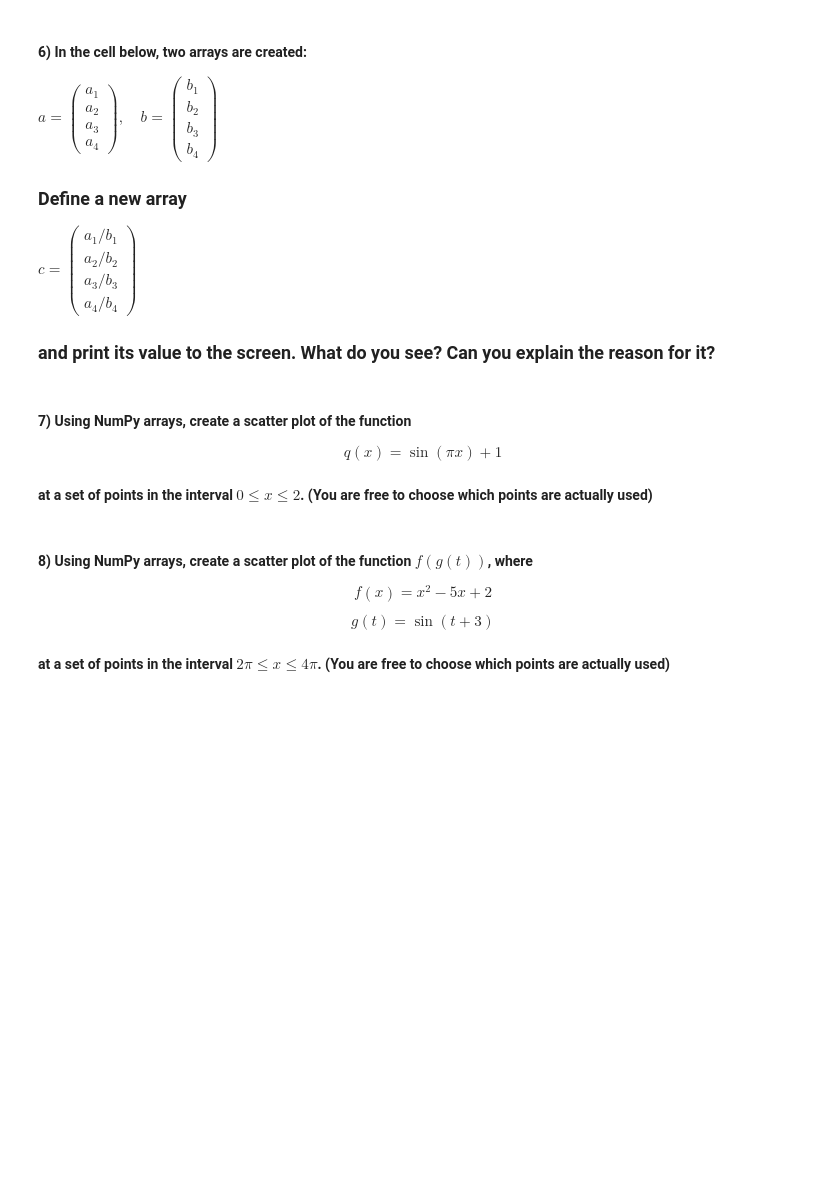
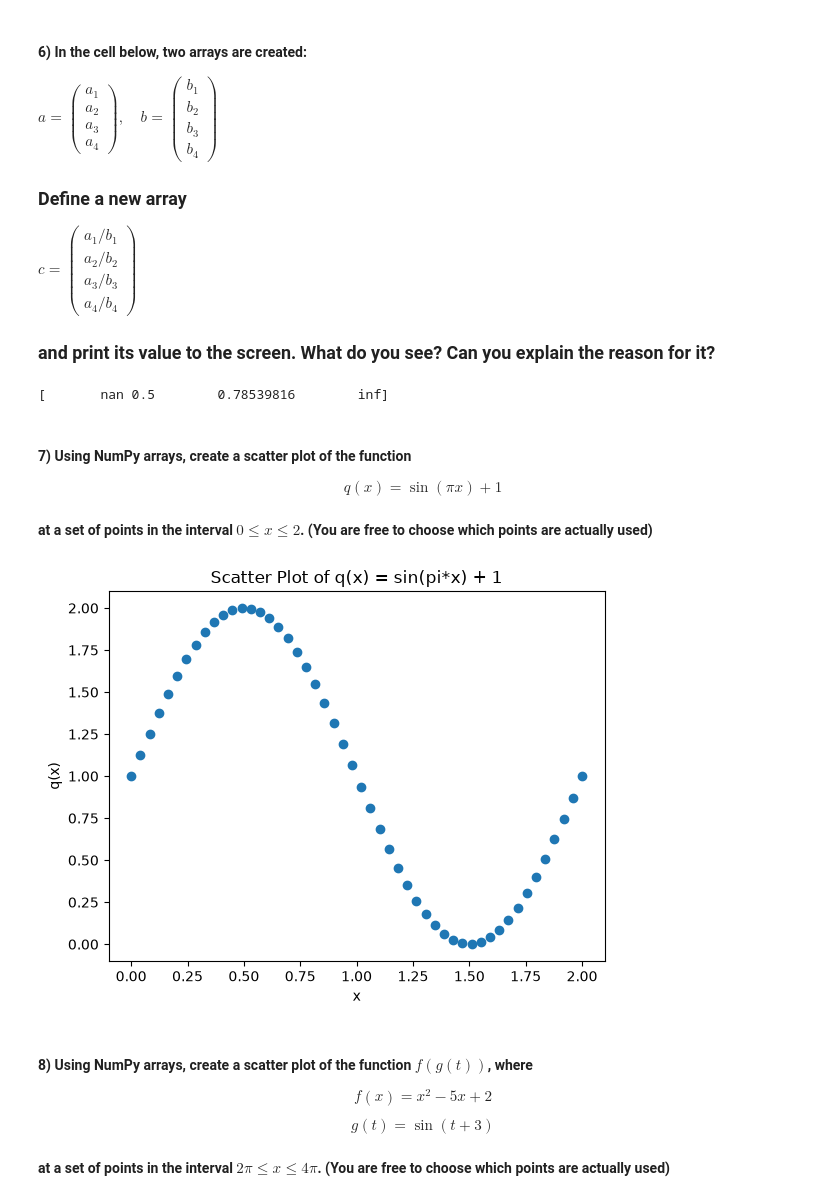
Before and after one commit to Mofinological78/datasci151fall2026, a Jupyter notebook: lecture_04_other_sequence_objects/Lecture04 - 副本.ipynb, the cells around one changed output. Drawn from its saved outputs; the diff is of its cells as text; code cells hidden in the pictures; blank space fills up the shorter version.

```diff
--- a/lecture_04_other_sequence_objects/Lecture04 - 副本.ipynb
+++ b/lecture_04_other_sequence_objects/Lecture04 - 副本.ipynb
@@ -667,6 +740,18 @@ a = np.array([0, 1.0, np.pi, np.cos(np.pi/12)])
 b = np.array([0, 2.0, 4, 0])
 
 # your code here
+
+c = a / b
+
+print(c)
+
+# And the resulting array may contain inf or nan.
+
+#inf indicates infinity, which can arise when a nonzero floating-point number is divided by zero.
+
+#nan means Not a Number, which can arise from 0 / 0.
+# %% [output]
+[       nan 0.5        0.78539816        inf]
 # %% [markdown]
 #### **7)** Using NumPy arrays, create a scatter plot of the function
 
@@ -675,6 +760,27 @@ $$q(x) = \sin(\pi x) + 1$$
 #### at a set of points in the interval $0 \leq x \leq 2$. (You are free to choose which points are actually used)
 # %%
 # your code here
+
+import numpy as np
+import matplotlib.pyplot as plt
+
+# Create 50 evenly spaced points from 0 to 2
+x = np.linspace(0, 2, 50)
+
+# Calculate q(x)
+q = np.sin(np.pi * x) + 1
+
+# Create scatter plot
+plt.scatter(x, q)
+
+# Add labels and title
+plt.xlabel("x")
+plt.ylabel("q(x)")
+plt.title("Scatter Plot of q(x) = sin(pi*x) + 1")
+
+plt.show()
+# %% [output]
+[figure, added]
 # %% [markdown]
 #### **8)** Using NumPy arrays, create a scatter plot of the function $f(g(t))$, where
 
```
Also changed, not shown: parts of 12 cells of this notebook, 5 other files.
